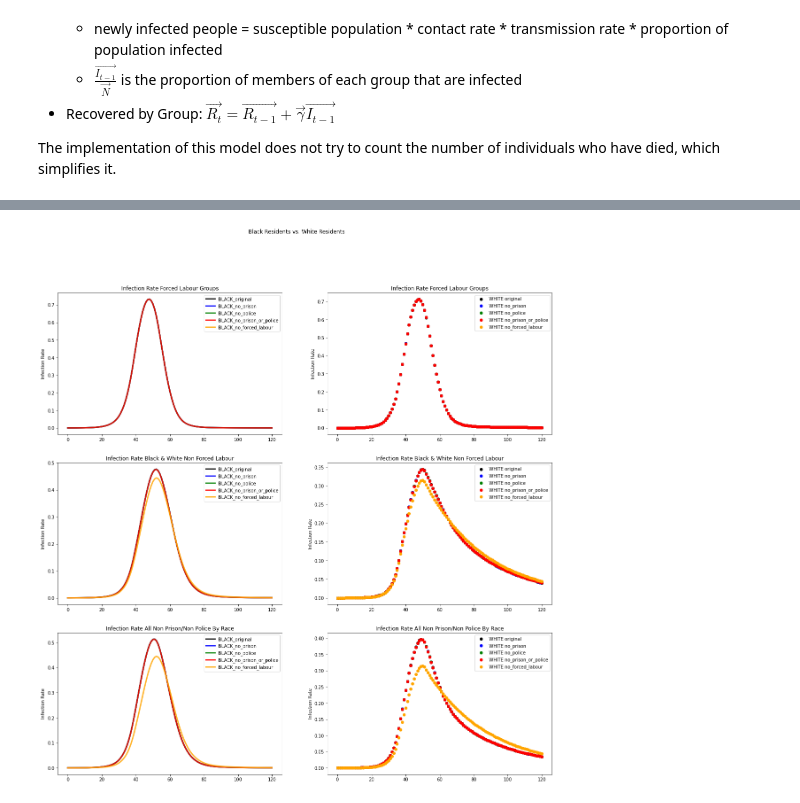
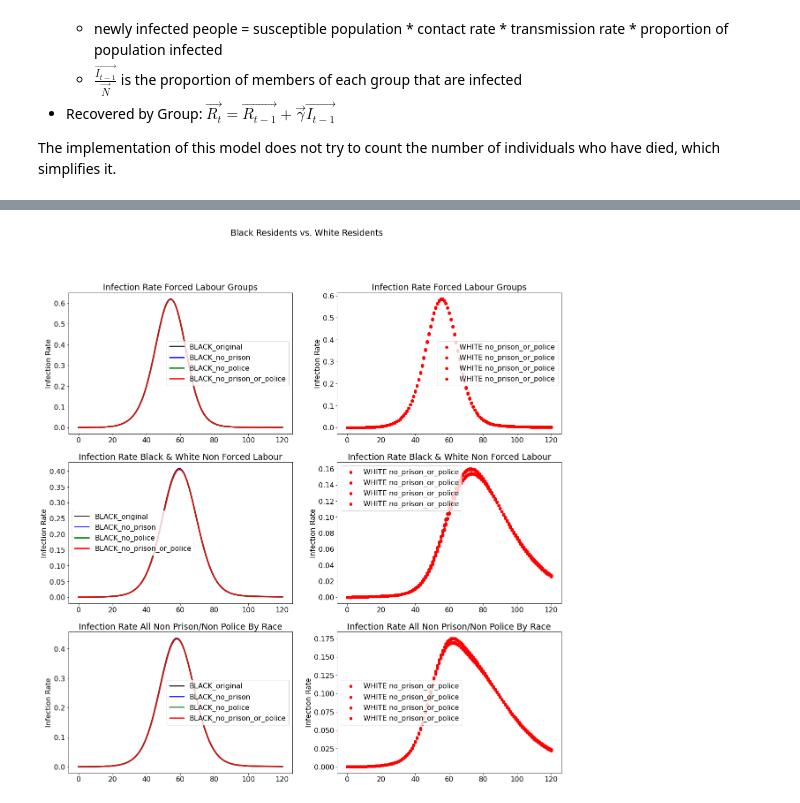
Before and after one commit to rachelwarren/CPE_Covid_Model, a Jupyter notebook: model/Model.ipynb, the cells around one changed output, grey strips where cells are left out. Cells and saved outputs as stored; diff of their text form; code cells hidden in the pictures.

```diff
--- a/model/Model.ipynb
+++ b/model/Model.ipynb
@@ -163,0 +149,5 @@ def run_with_uncertainty(base_dir, starting_params, prison_peak_date, days):
+# %%
+#writing the matrices, we could return them so we wouldn't need to read them again
+INPUT_BASE_DIR = '../input2'
+
+original_dir, lever_1_dir, lever_2_dir = inputs.write_all_matrices(INPUT_BASE_DIR)
@@ -180,5 +194,8 @@ generate_matrix.write_matrices()
 # %%
 starting_params = mp.ModelParams(TRANSMISSION_RATE, SIP_START_DATE, INITIAL_INFECTION_RATE)
-full_summary_stats, infection_maps, pop_sizes = run_with_uncertainty(
-    BASE_DIR, starting_params, PRISON_PEAK_DATE, DAYS)
+
+summary_stats, infection_maps, s_maps, group_sizes = run_models({inputs.ORIGINAL_FOLDER: original_dir,
+                                                                  inputs.LEVER_1_FOLDER : lever_1_dir,
+                                                                  inputs.LEVER_2_FOLDER: lever_2_dir},
+                                                                  starting_params, PRISON_PEAK_DATE, DAYS)
 # %% [output]
@@ -211,0 +256,2 @@ p = pop_for_model.loc['original']
+# %%
+infection_no_policy = infection_maps['no_policy']
@@ -246,45 +444,45 @@ model_colors = {
    # 'eq_forced_labour': 'p',
     'no_prison': 'b',
     'no_police': 'g',
-    'no_prison_or_police': 'r',
-    'no_forced_labour' : 'orange'
+    'no_prison_or_police': 'r'
+#     'no_forced_labour' : 'orange'
 }
 
-for k in model_colors.keys():
-    df = i[i['model_name'] == k]
-    pop_size = pop_for_model.loc[k]
+for model_name in model_colors.keys():
+    df = infection_no_policy[infection_no_policy['model_name'] == model_name].set_index('Day')
+    pop_size = group_sizes.loc['no_policy_original']
     #print(k + "   " + str(pop_size['Black_Forced_Labour']))
     x = df['Black_Forced_Labour']/pop_size['Black_Forced_Labour']
     y = df['Black']/pop_size['Black']
     z = (df['Black'] + df['Black_Forced_Labour'])/ (pop_size['Black'] + pop_size['Black_Forced_Labour'])
 
-    ax[0, 0].plot(df.index, x , model_colors[k], alpha=0.85, lw=3, label = 'BLACK_' + k)
-    ax[1,0].plot(df.index, y ,model_colors[k], alpha=0.85, lw=3, label='BLACK_' + k)
-    ax[2,0].plot(df.index, z, model_colors[k], alpha =0.85, lw=3, label =  "BLACK_" + k)
+    ax[0, 0].plot(df.index, x , model_colors[model_name], alpha=0.85, lw=3, label = 'BLACK_' + model_name)
+    ax[1,0].plot(df.index, y ,model_colors[model_name], alpha=0.85, lw=3, label='BLACK_' + model_name)
+    ax[2,0].plot(df.index, z, model_colors[model_name], alpha =0.85, lw=3, label =  "BLACK_" + model_name)
 
     #if k in ['original', 'no_forced_labour']:
     z2 = (df['White'] + df['White_Forced_Labour'])/(pop_size['White'] + pop_size['White_Forced_Labour'])
 
     ax[0,1].scatter(
         df.index, df['White_Forced_Labour']/pop_size['White_Forced_Labour'],
                 color = model_colors[k], lw = 1, label = 'WHITE '+k)
     ax[1,1].scatter(df.index, df['White']/pop_size['White'], color = model_colors[k], lw = 1, label = 'WHITE '+ k)
     ax[2,1].scatter(df.index, z2, color = model_colors[k], lw = 1, label = 'WHITE '+k)
 
 for r in range(0, 3):
     for c in range(0,2):
         ax[r,c].set_ylabel('Infection Rate')
         ax[r,c].legend(loc = 'best')
        # ax[r,c].set_xlim(10, 100)
         ax[0,c].set_title('Infection Rate Forced Labour Groups')
         ax[1,c].set_title('Infection Rate Black & White Non Forced Labour')
         ax[2,c].set_title('Infection Rate All Non Prison/Non Police By Race')
       #  ax[2,c].set_ylim(0, 0.2)
 
 
 plt.show()
 # %% [output]
-[figure, old version]
+[figure, new version]
 # %%
 fig, ax = plt.subplots(3,2, figsize = (20, 25))
 #fig.suptitle("Black Residents vs. White Residents")
```
Also changed, not shown: parts of 33 cells of this notebook, 8 other files.
